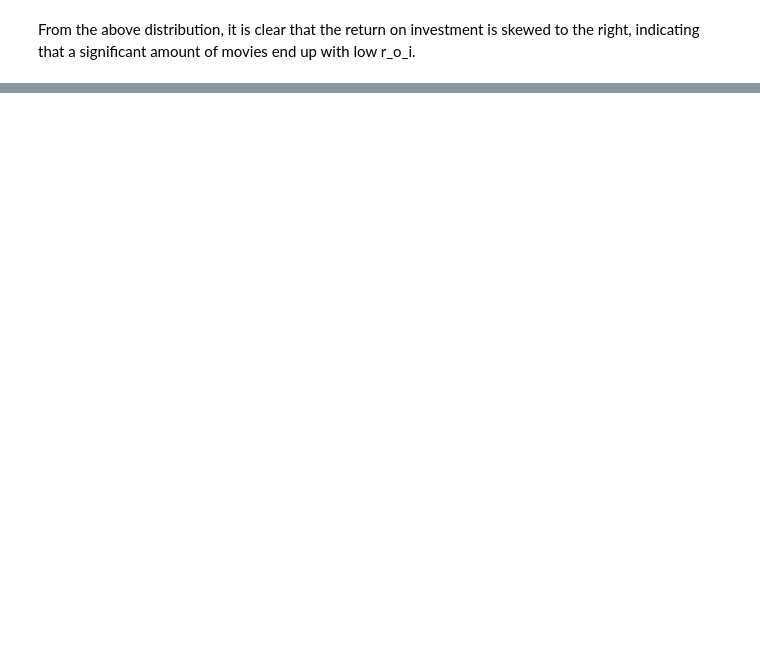
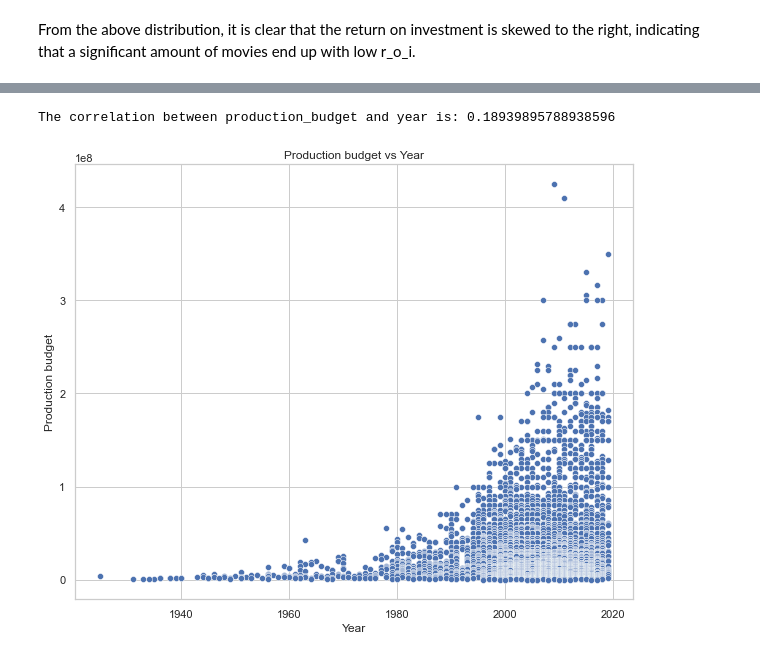
Before and after one commit to Kurgat-Bee/Phase2project, a Jupyter notebook: tnbugets.ipynb, the cells around one changed output, grey strips where cells are left out. Cells and saved outputs as stored; diff of their text form; code cells hidden in the pictures; blank space fills up the shorter version.

```diff
--- a/tnbugets.ipynb
+++ b/tnbugets.ipynb
@@ -244,4 +204,0 @@ plt.show()
-# %%
-#sorting data from the highest return on investment
-df = df.sort_values(by='profit', ascending=False)
-df.head(20)
@@ -455,0 +299,23 @@ plt.show()
+# %%
+#correlation between production budget and year
+
+corre('production_budget', 'year')
+# %% [output]
+The correlation between production_budget and year is: 0.18939895788938596
+# %%
+#visualising this correlation using a scatter plot
+
+plt.figure(figsize=(10, 8))
+
+# Scatter plot
+sns.scatterplot(x=df['year'], y=df['production_budget'])
+
+# Labels and Title
+plt.xlabel("Year")
+plt.ylabel("Production budget")
+plt.title("Production budget vs Year")
+
+# Show the plot
+plt.show()
+# %% [output]
+[figure, added]
```
Also changed, not shown: parts of 52 cells of this notebook.
